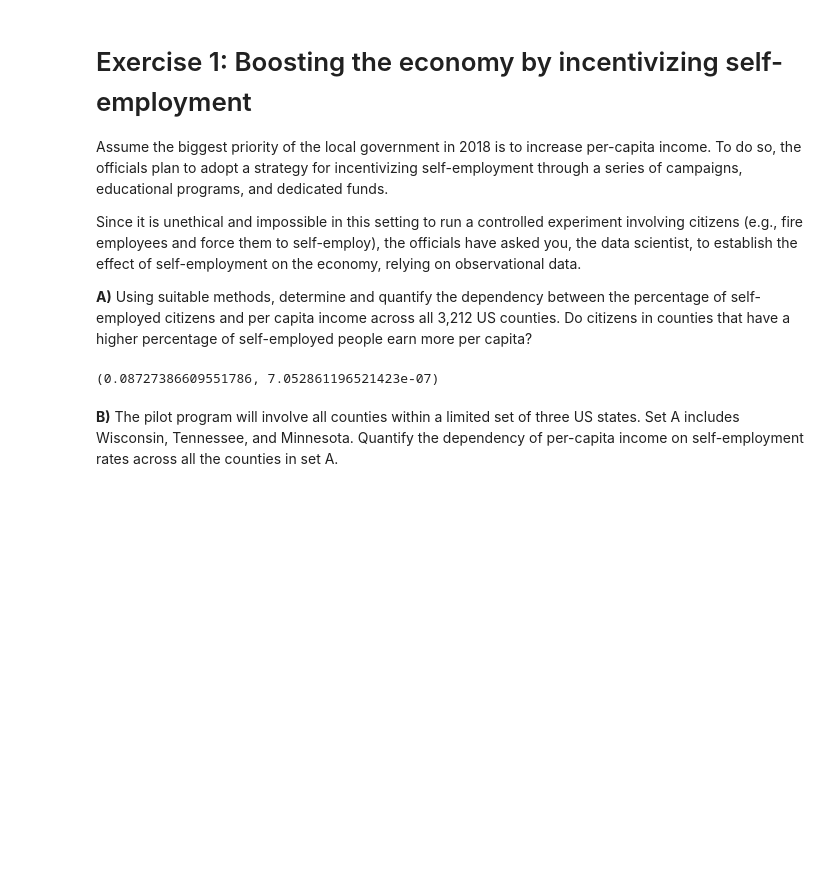
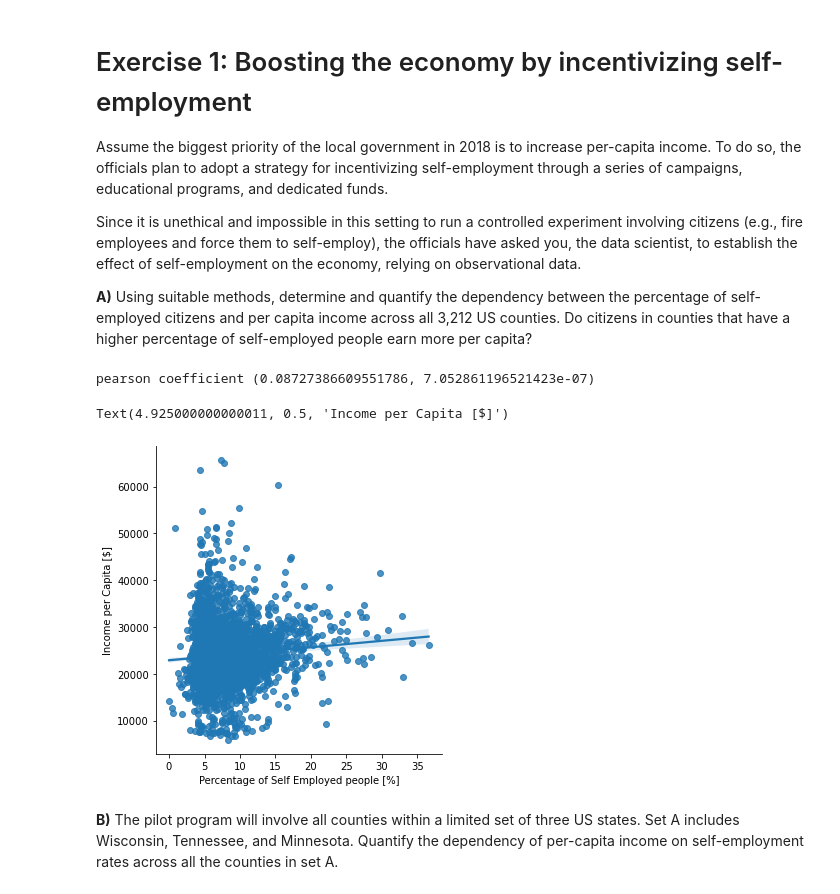
Before and after one commit to stefanoviel/2023, a Jupyter notebook: Exercises/03 - Describing data/Describing_data_exercise.ipynb, the cells around one changed output. Saved outputs shown, nothing was run; the diff lists cells and outputs as text; code cells hidden in the pictures; blank space fills up the shorter version.

```diff
--- a/Exercises/03 - Describing data/Describing_data_exercise.ipynb
+++ b/Exercises/03 - Describing data/Describing_data_exercise.ipynb
@@ -172,11 +172,20 @@ Since it is unethical and impossible in this setting to run a controlled experim
 **A)** Using suitable methods, determine and quantify the dependency between the percentage of self-employed citizens and per capita income across all 3,212 US counties. Do citizens in counties that have a higher percentage of self-employed people earn more per capita?
 # %%
 ### your code and or answer here ###
-stats.pearsonr(df['SelfEmployed'],df['IncomePerCap'])
+print('pearson coefficient', stats.pearsonr(df['SelfEmployed'],df['IncomePerCap']))
 
-# There is a small positive correlation between self employement and income per capita and altough it is significant it is quite small. If I double the number
-# of self employed people the income per capita increases by 8%
+
+# sns.lmplot(data=df, x="SelfEmployed", y="IncomePerCap")
+
+sns.lmplot(x='SelfEmployed',y='IncomePerCap', data=df)
+plt.xlabel("Percentage of Self Employed people [%]")
+plt.ylabel("Income per Capita [$]")
+
+# There is a small positive correlation between self employement
+# and income per capita and altough it is significant it is quite small.
 # %% [output]
-(0.08727386609551786, 7.052861196521423e-07)
+pearson coefficient (0.08727386609551786, 7.052861196521423e-07)
+Text(4.925000000000011, 0.5, 'Income per Capita [$]')
+[figure, added]
 # %% [markdown]
 **B)** The pilot program will involve all counties within a limited set of three US states. Set A includes Wisconsin, Tennessee, and  Minnesota. Quantify the dependency of per-capita income on self-employment rates across all the counties in set A.
```
Also changed, not shown: parts of 13 cells of this notebook.
